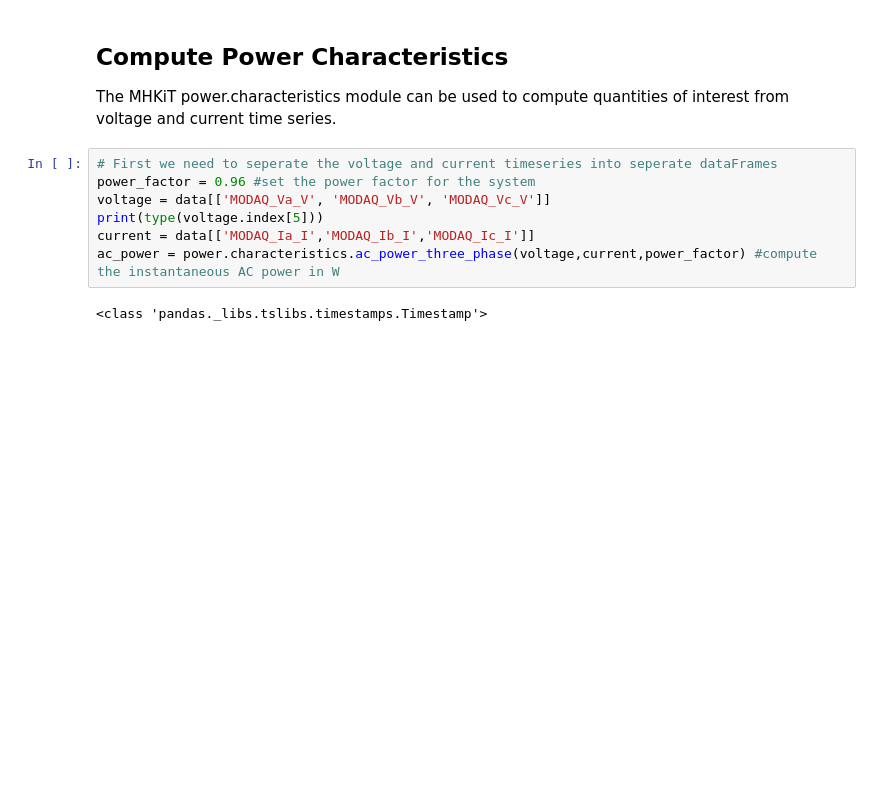
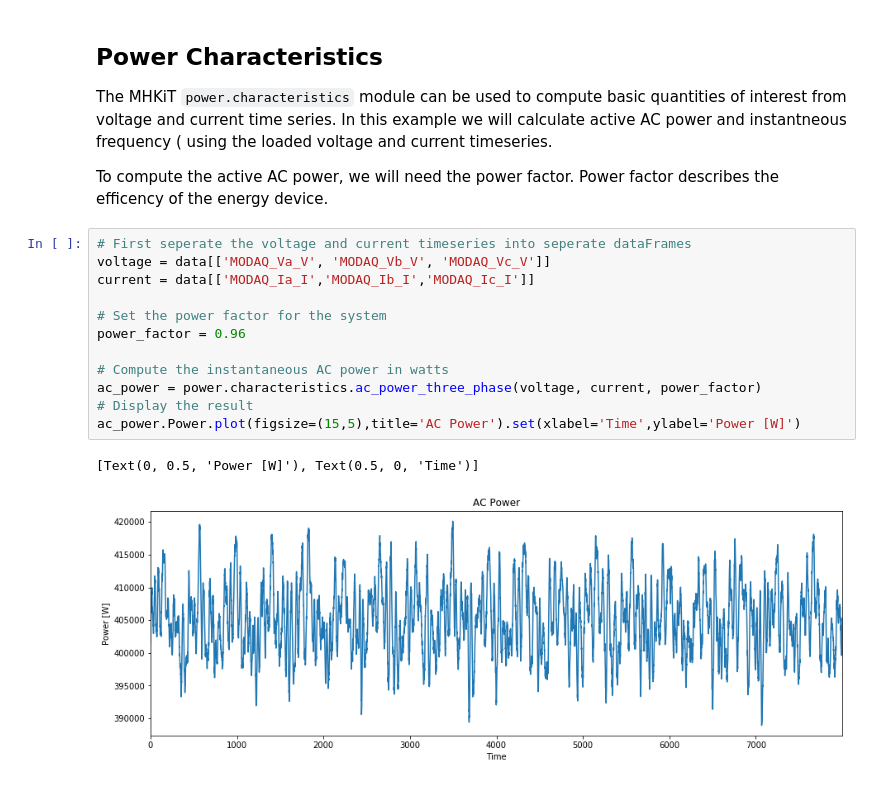
Before and after one commit to MHKiT-Software/MHKiT-Python, a Jupyter notebook: examples/power_example.ipynb, the cells around one changed output. Cells and saved outputs as stored; diff of their text form; blank space fills up the shorter version.

```diff
--- a/examples/power_example.ipynb
+++ b/examples/power_example.ipynb
@@ -25,14 +30,22 @@ data
 | 2020-02-24 18:15:21.659979964 | -11072.715607 | 3336.776947 | 7346.962402 | 24.545441 | -7.633209 | -16.997070 |
 8000 rows × 6 columns
 # %% [markdown]
-## Compute Power Characteristics
-The MHKiT power.characteristics module can be used to compute quantities of interest from voltage and current time series.
+## Power Characteristics
+The MHKiT `power.characteristics` module can be used to compute basic quantities of interest from voltage and current time series. In this example we will calculate active AC power and instantneous frequency ( using the loaded voltage and current timeseries.
+
+To compute the active AC power, we will need the power factor. Power factor describes the efficency of the energy device.
 # %%
-# First we need to seperate the voltage and current timeseries into seperate dataFrames
-power_factor = 0.96 #set the power factor for the system
+# First seperate the voltage and current timeseries into seperate dataFrames
 voltage = data[['MODAQ_Va_V', 'MODAQ_Vb_V', 'MODAQ_Vc_V']]
-print(type(voltage.index[5]))
 current = data[['MODAQ_Ia_I','MODAQ_Ib_I','MODAQ_Ic_I']]
-ac_power = power.characteristics.ac_power_three_phase(voltage,current,power_factor) #compute the instantaneous AC power in W
+
+# Set the power factor for the system
+power_factor = 0.96
+
+# Compute the instantaneous AC power in watts
+ac_power = power.characteristics.ac_power_three_phase(voltage, current, power_factor)
+# Display the result
+ac_power.Power.plot(figsize=(15,5),title='AC Power').set(xlabel='Time',ylabel='Power [W]')
 # %% [output]
-<class 'pandas._libs.tslibs.timestamps.Timestamp'>
+[Text(0, 0.5, 'Power [W]'), Text(0.5, 0, 'Time')]
+[figure, added]
```
Also changed, not shown: parts of 12 cells of this notebook, 4 other files.
